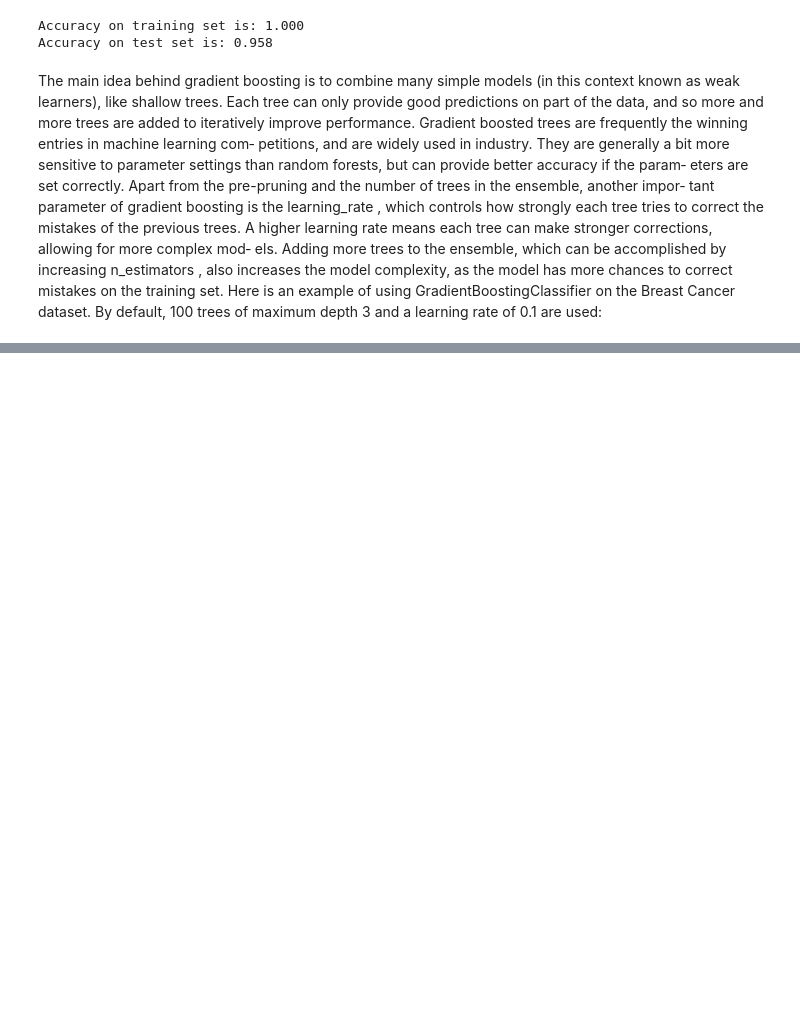
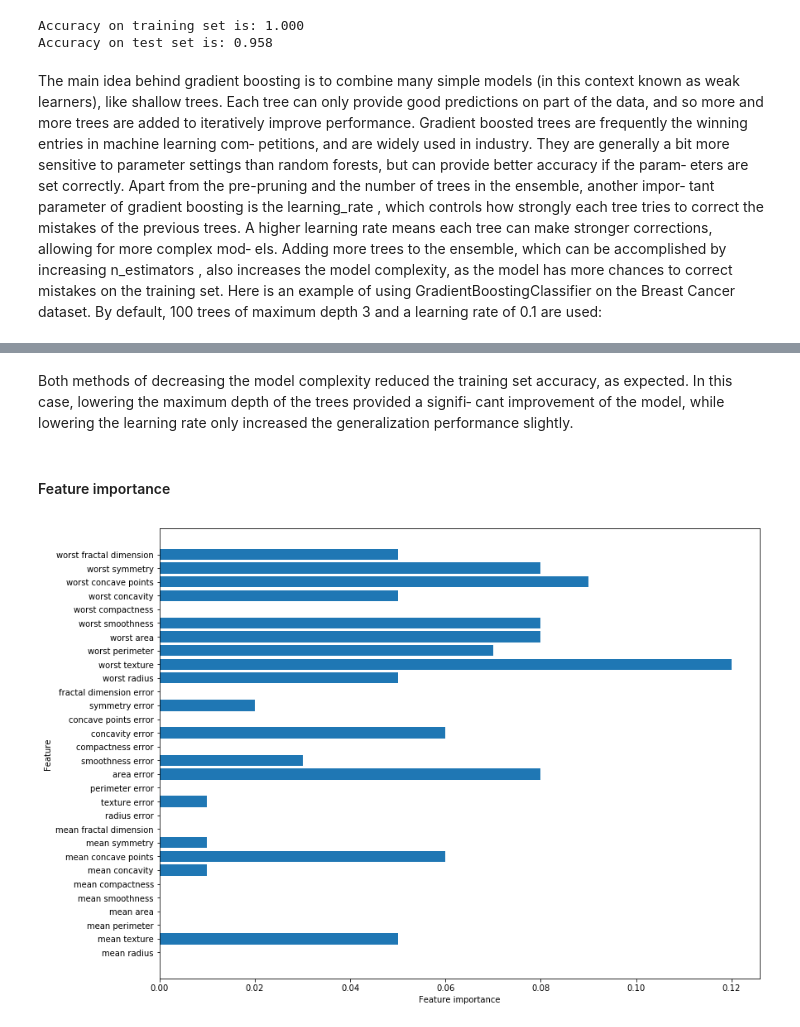
Before and after one commit to abudata/Machine_Learning, a Jupyter notebook: Supervised_Learning_Ensembles_of_Decision_Trees.ipynb, the cells around one changed output, grey strips where cells are left out. Cells and saved outputs as stored; diff of their text form; code cells hidden in the pictures; blank space fills up the shorter version.

```diff
--- a/Supervised_Learning_Ensembles_of_Decision_Trees.ipynb
+++ b/Supervised_Learning_Ensembles_of_Decision_Trees.ipynb
@@ -174,0 +175,6 @@ In the above example, the training set accuracy is 100% which is likely to be ov
+# %%
+gbrt = GradientBoostingClassifier(random_state=0, max_depth=1)
+gbrt.fit(X_train, y_train)
+
+print('Accuracy on training set is: {:.3F}'.format(gbrt.score(X_train, y_train)))
+print('Accuracy on test set is: {:.3F}'.format(gbrt.score(X_test, y_test)))
@@ -174,0 +184,7 @@ In the above example, the training set accuracy is 100% which is likely to be ov
+# %%
+for i in range(1, 10):
+    gbrt = GradientBoostingClassifier(random_state=0, max_depth=i)
+    gbrt.fit(X_train, y_train)
+    print('Max depth is: {}'.format(i))
+    print('Accuracy on training set is: {:.3F}'.format(gbrt.score(X_train, y_train)))
+    print('Accuracy on test set is: {:.3F}'.format(gbrt.score(X_test, y_test)))
@@ -174,0 +211,6 @@ In the above example, the training set accuracy is 100% which is likely to be ov
+# %%
+gbrt = GradientBoostingClassifier(random_state=0, learning_rate=0.01)
+gbrt.fit(X_train, y_train)
+
+print('Accuracy on training set is: {:.3f}'.format(gbrt.score(X_train, y_train)))
+print('Accuracy on test set is: {:.3f}'.format(gbrt.score(X_test, y_test)))
@@ -174,0 +220,7 @@ In the above example, the training set accuracy is 100% which is likely to be ov
+# %%
+for i in [0.0001, 0.001, 0.01, 0.1, 1, 10]:
+    gbrt = GradientBoostingClassifier(random_state=0, learning_rate=i)
+    gbrt.fit(X_train, y_train)
+    print('Learning rate is: {}'.format(i))
+    print('Accuracy on training set is: {:.3F}'.format(gbrt.score(X_train, y_train)))
+    print('Accuracy on test set is: {:.3F}'.format(gbrt.score(X_test, y_test)))
@@ -174,0 +246,14 @@ In the above example, the training set accuracy is 100% which is likely to be ov
+# %% [markdown]
+Both methods of decreasing the model complexity reduced the training set accuracy,
+as expected. In this case, lowering the maximum depth of the trees provided a signifi‐
+cant improvement of the model, while lowering the learning rate only increased the
+generalization performance slightly.
+# %% [markdown]
+#### Feature importance
+# %%
+gbrt = GradientBoostingClassifier(random_state=0, max_depth=1)
+gbrt.fit(X_train, y_train)
+
+plot_feature_importances_cancer(gbrt)
+# %% [output]
+[figure, added]
```
Also changed, not shown: parts of 7 cells of this notebook.
